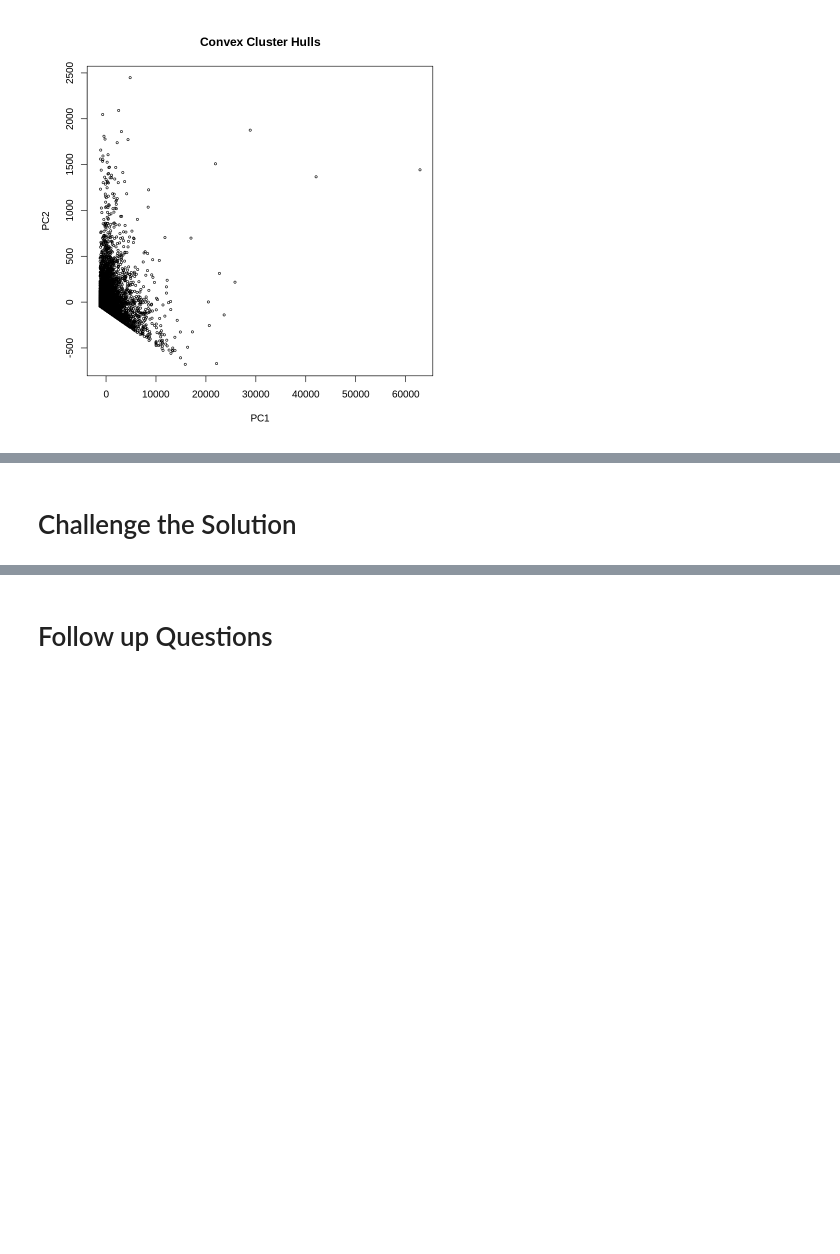
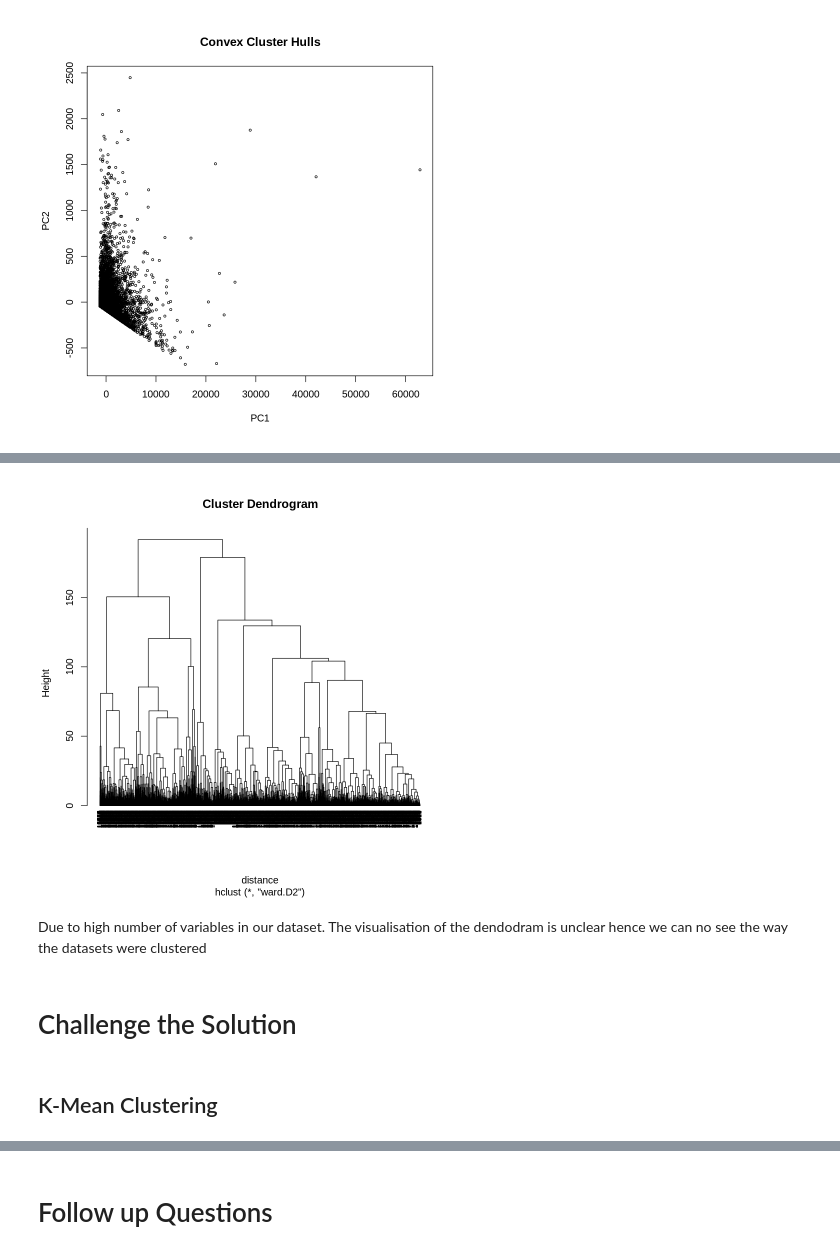
Before and after one commit to UnplugCharger/Week-13, a Jupyter notebook: Week_13_Unsupervised_Learning.ipynb, the cells around one changed output, grey strips where cells are left out. Cells and saved outputs as stored; diff of their text form; code cells hidden in the pictures; blank space fills up the shorter version.

```diff
--- a/Week_13_Unsupervised_Learning.ipynb
+++ b/Week_13_Unsupervised_Learning.ipynb
@@ -429,7 +428,7 @@ colnames(df)
 [17] "Weekend"                 "Revenue"
 # %%
 #  creting a df for DBSCAN
-db_df <- df[, c(1, 2, 3, 4, 5, 6, 7, 8, 9,10,11,12,13,14,15,16,17)]
+db_df <- df[, c(1, 2, 3, 4, 5, 6, 7, 8, 9,10,11,12,13,14,15,16,17,18)]
 # %%
 #fitting the model
 
@@ -457,0 +459,4 @@ hullplot(db_df,db$cluster)
+# %%
+## scale our data since the variables are  on different scales
+
+df_h<- scale(db_df)
@@ -458,2 +504,19 @@ hullplot(db_df,db$cluster)
+# %%
+# calculatingthe distnces
+distance <- dist(df_h, method = "euclidean")
+# %%
+# hierarchical clustering using the Ward's method
+
+hc_cluster <- hclust(distance, method = "ward.D2" )
+# %%
+#  Visualising the dendogram
+
+plot(hc_cluster, cex = 0.6, hang = -1)
+# %% [output]
+[figure, added]
+# %% [markdown]
+Due to high number of variables in our dataset. The visualisation of the dendodram is unclear hence we can no see the way the datasets were clustered
 # %% [markdown]
 # Challenge the Solution
+# %% [markdown]
+## K-Mean Clustering
```
Also changed, not shown: parts of 17 cells of this notebook.
